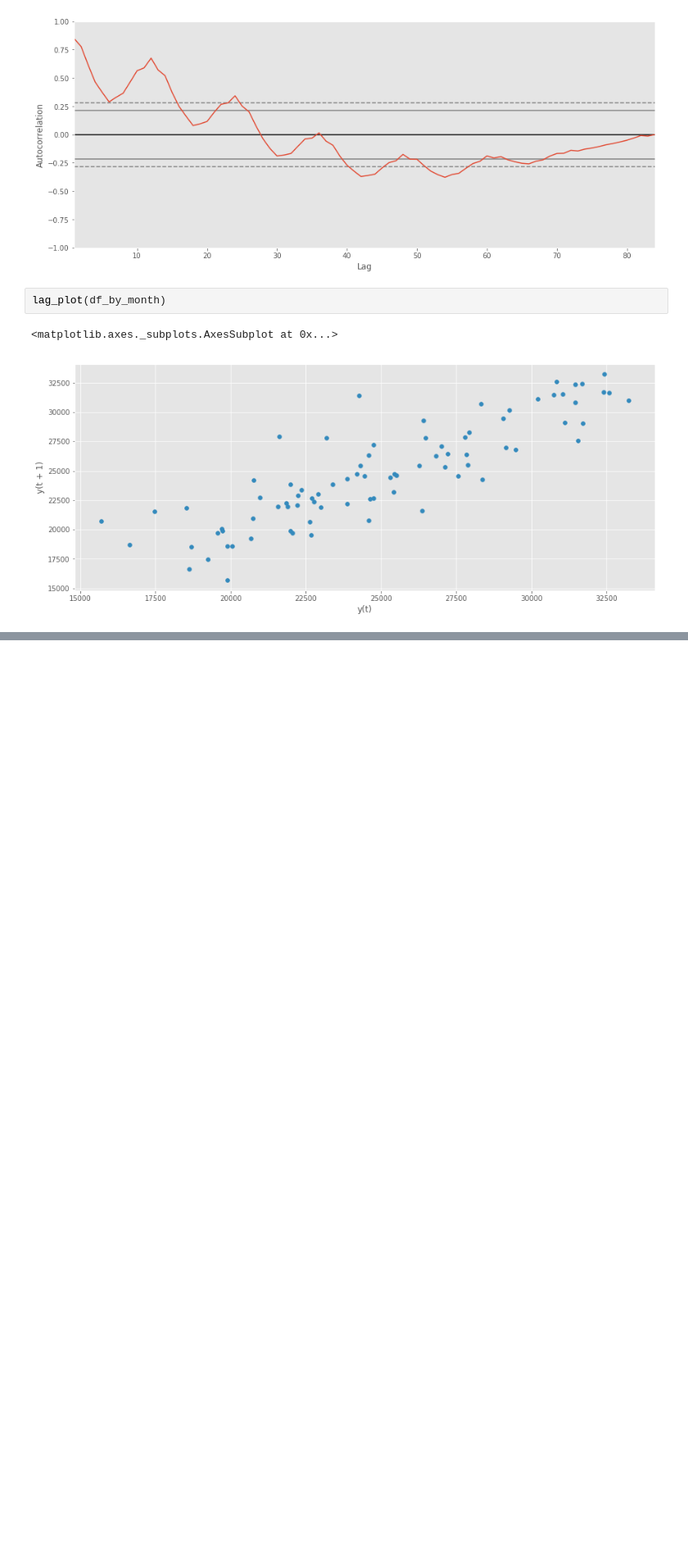
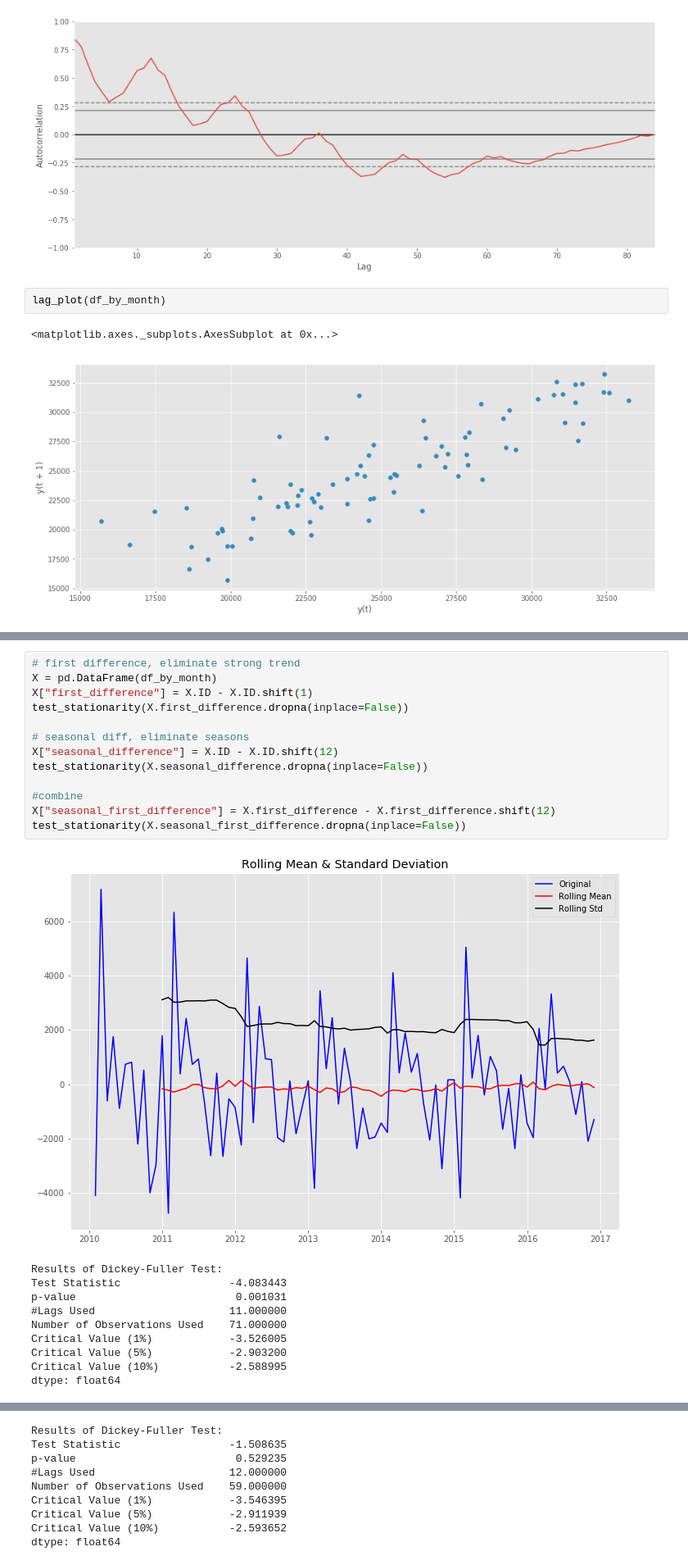
Before and after one commit to wakr/in_ds_2017, a Jupyter notebook: visualizations/LinearModel.ipynb, the cells around one changed output, grey strips where cells are left out. Shown at 82% size. Drawn from its saved outputs; the diff is of its cells as text; blank space fills up the shorter version.

Commit message:
Complete first lin. model

```diff
--- a/visualizations/LinearModel.ipynb
+++ b/visualizations/LinearModel.ipynb
@@ -110,0 +162,24 @@ From lag plot, we see a some outliers and quite a strong linear autocorrelation
+# %%
+# first difference, eliminate strong trend
+X = pd.DataFrame(df_by_month)
+X["first_difference"] = X.ID - X.ID.shift(1)
+test_stationarity(X.first_difference.dropna(inplace=False))
+
+# seasonal diff, eliminate seasons
+X["seasonal_difference"] = X.ID - X.ID.shift(12)
+test_stationarity(X.seasonal_difference.dropna(inplace=False))
+
+#combine
+X["seasonal_first_difference"] = X.first_difference - X.first_difference.shift(12)
+test_stationarity(X.seasonal_first_difference.dropna(inplace=False))
+# %% [output]
+[figure, added]
+Results of Dickey-Fuller Test:
+Test Statistic                 -4.083443
+p-value                         0.001031
+#Lags Used                     11.000000
+Number of Observations Used    71.000000
+Critical Value (1%)            -3.526005
+Critical Value (5%)            -2.903200
+Critical Value (10%)           -2.588995
+dtype: float64
@@ -110,0 +187,9 @@ From lag plot, we see a some outliers and quite a strong linear autocorrelation
+Results of Dickey-Fuller Test:
+Test Statistic                 -1.508635
+p-value                         0.529235
+#Lags Used                     12.000000
+Number of Observations Used    59.000000
+Critical Value (1%)            -3.546395
+Critical Value (5%)            -2.911939
+Critical Value (10%)           -2.593652
+dtype: float64
```
Also changed, not shown: parts of 18 cells of this notebook.
